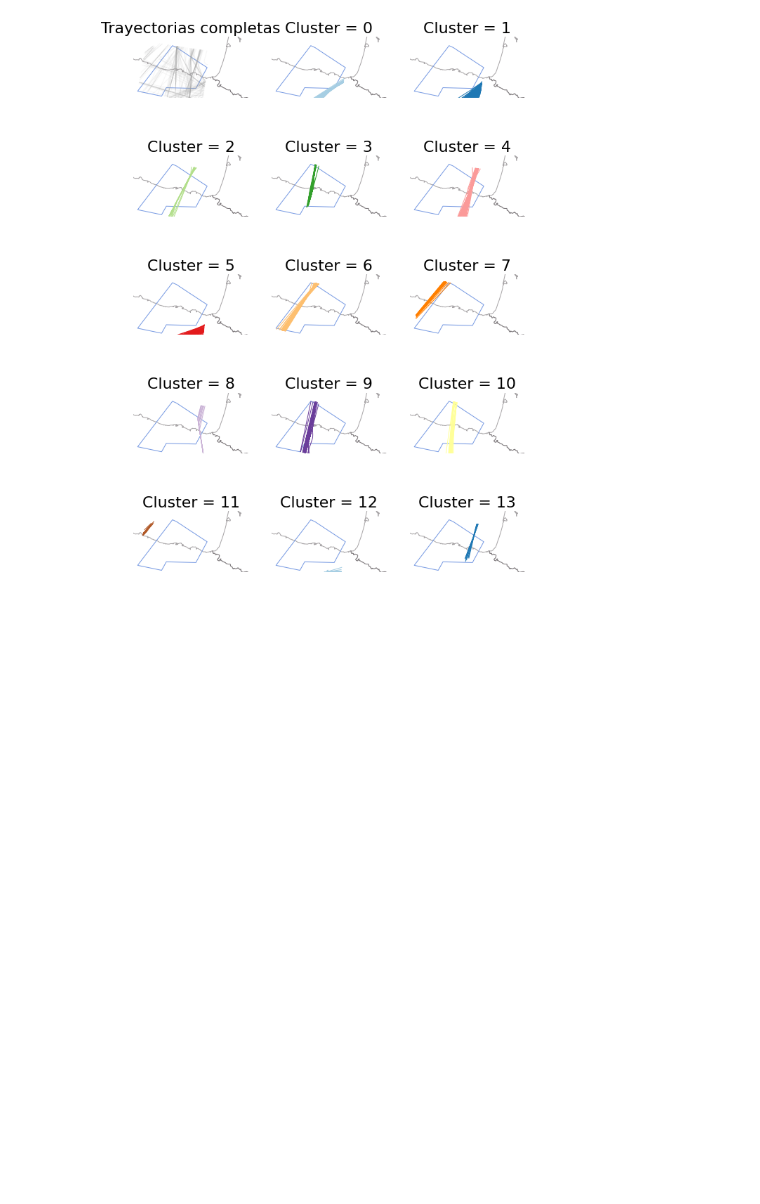
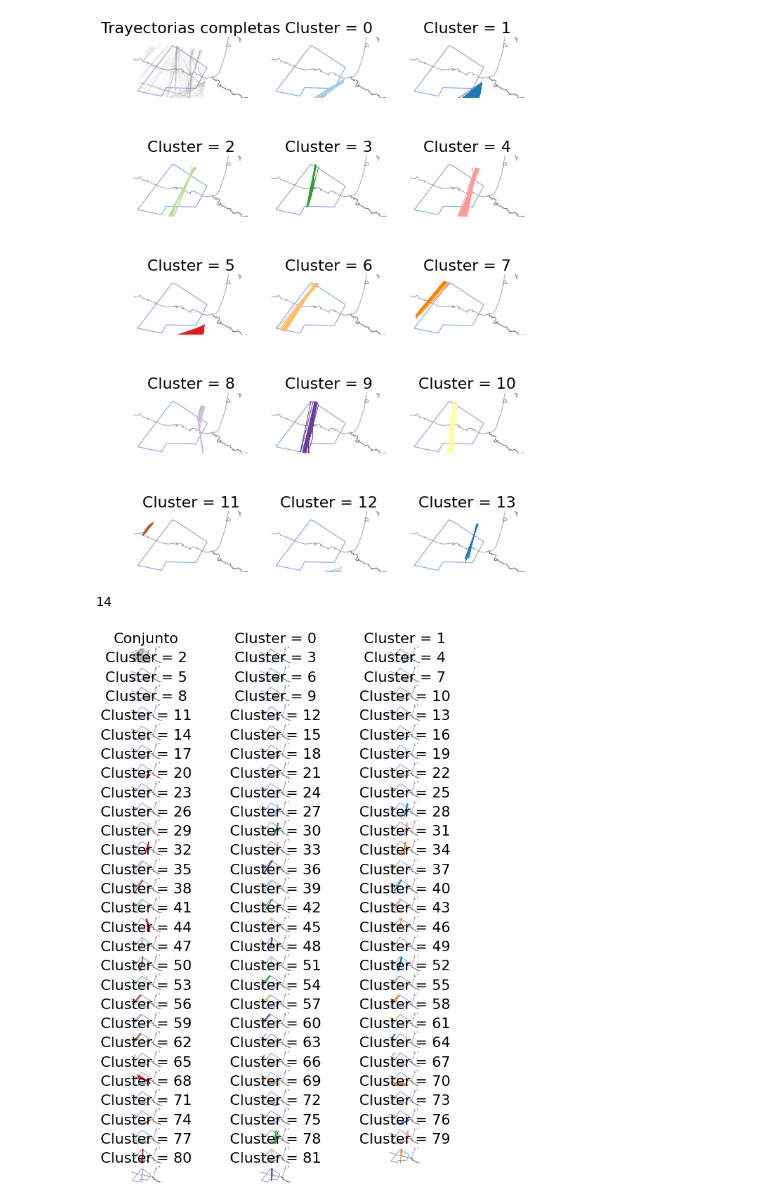
Before and after one commit to jaimebw/tfg, a Jupyter notebook: libros/cluster.ipynb, the cells around one changed output. Cells and saved outputs as stored; diff of their text form; code cells hidden in the pictures; blank space fills up the shorter version.

```diff
--- a/libros/cluster.ipynb
+++ b/libros/cluster.ipynb
@@ -170,3 +112,11 @@ with plt.style.context("traffic"):
     guardarimagen("imagenes_cluster","cluster_dbscan.png")
 # %% [output]
 [figure]
+# %%
+from sklearn.cluster import OPTICS
+vuelos_optics = vuelos_un.clustering(
+    nb_samples = 15,
+    features=["longitude", "latitude", "track_unwrapped"],
+    transform = StandardScaler(),
+    clustering = OPTICS(eps = 0.5, max_eps = 14)
+).fit_predict()
@@ -172,0 +134,60 @@ with plt.style.context("traffic"):
+# %%
+vuelos_kmeans.data.cluster.
+# %% [output]
+14
+# %%
+from itertools import islice, cycle
+# islice: iterador que itera dentro de una lista,
+
+from traffic.drawing import countries, EuroPP
+from traffic.data import nm_airspaces
+
+n_clusters = 1 + vuelos_optics.data.cluster.max() # número de cluster totales
+
+# -- dealing with colours --
+
+color_cycle = cycle(
+    "#a6cee3 #1f78b4 #b2df8a #33a02c #fb9a99 #e31a1c "
+    "#fdbf6f #ff7f00 #cab2d6 #6a3d9a #ffff99 #b15928".split()
+)
+# el métod split hace que se separen l
+colors = list(islice(color_cycle, n_clusters)) # asigna colores a los clusters de manera ciclica
+        #     islice(valores_de_color,numero_clusters) --> devuelve lista con los colores asignados de
+        #                                                  manera cíclica
+colors.append("#aaaaaa")  # color for outliers, if any
+
+# -- dealing with the grid --adasd
+
+#nb_cols = 3 # numero de columnas
+#nb_lines = (1 + n_clusters) // nb_cols + (((1 + n_clusters) % nb_cols) > 0) # numero de filas en funcion de
+                                                                            # de las columnas
+
+with plt.style.context("traffic"):
+    nb_cols = 3# numero de columnas
+    nb_lines = (1 + n_clusters) // nb_cols + (((1 + n_clusters) % nb_cols) > 0) # numero de filas en funcion de
+                                                                                # de las columnas
+    fig, ax = plt.subplots(
+        nb_lines, nb_cols, figsize=(10, 15), subplot_kw=dict(projection=EuroPP())
+        # parametros de la figura y de los ejes
+    )
+
+    for cluster in range(-1, n_clusters):
+        ax_ = ax[(cluster + 1) // nb_cols][(cluster + 1) % nb_cols]
+        ax_.add_feature(countries())
+        nm_airspaces['LECMBLU'].plot(ax_,alpha = 1)
+
+        vuelos_optics.query(f"cluster == {cluster}").plot(
+            ax_, color=colors[cluster], alpha=0.1 if cluster == -1 else 1
+        )
+        # la funcion de arriba busca la asginación de cluster
+        ax_.set_global()
+        ax_.set_extent((-6,0, 42.7, 44.5))
+        if cluster == -1:
+            ax_.title.set_text("Conjunto")
+        else:
+            ax_.title.set_text("Cluster = " +str(cluster) )
+
+    guardarimagen("imagenes_cluster","cluster_optics.png")
+# método no valido, demasiado clusters para el este modelo
+# %% [output]
+[figure, added]
```
Also changed, not shown: parts of 13 cells of this notebook.
